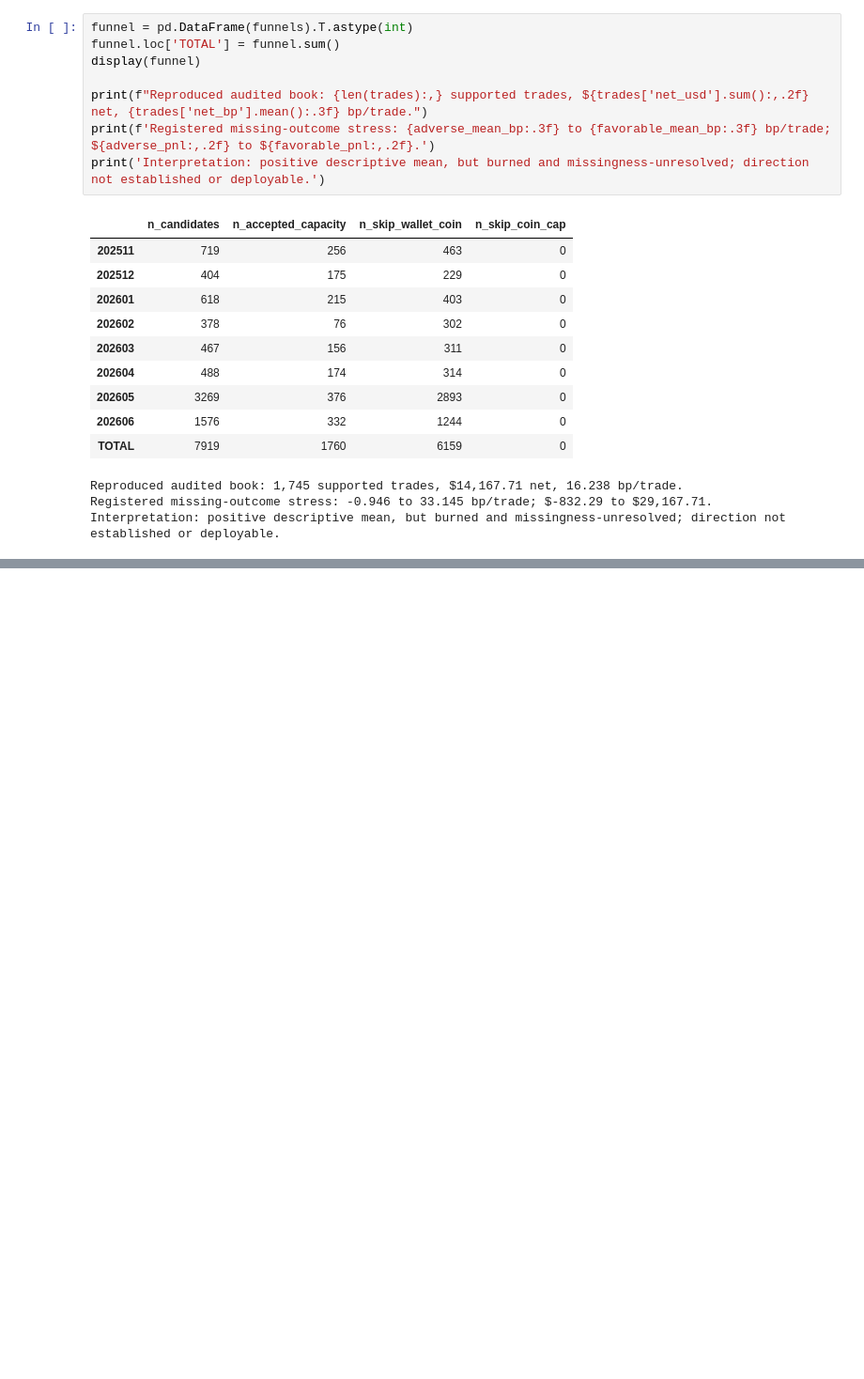
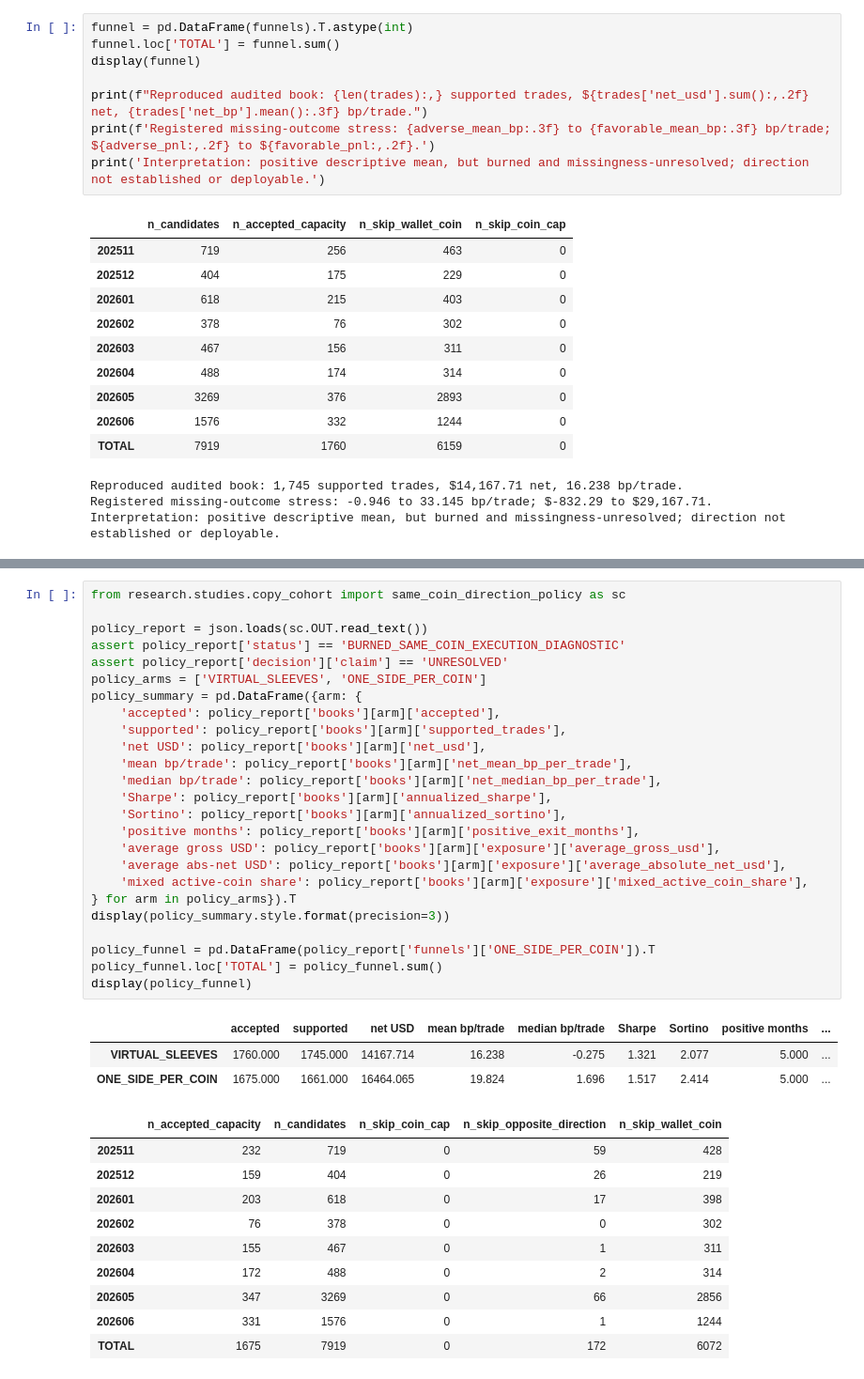
Before and after one commit to CWagamanEure/babylon, a Jupyter notebook: research/studies/copy_cohort/notebooks/pooled_wallet_efron_top30_backtest.ipynb, the cells around one changed output, grey strips where cells are left out. Shown at 94% size. Drawn from its saved outputs; the diff is of its cells as text; blank space fills up the shorter version.

```diff
--- a/research/studies/copy_cohort/notebooks/pooled_wallet_efron_top30_backtest.ipynb
+++ b/research/studies/copy_cohort/notebooks/pooled_wallet_efron_top30_backtest.ipynb
@@ -410,0 +415,39 @@ Interpretation: positive descriptive mean, but burned and missingness-unresolved
+# %%
+from research.studies.copy_cohort import same_coin_direction_policy as sc
+
+policy_report = json.loads(sc.OUT.read_text())
+assert policy_report['status'] == 'BURNED_SAME_COIN_EXECUTION_DIAGNOSTIC'
+assert policy_report['decision']['claim'] == 'UNRESOLVED'
+policy_arms = ['VIRTUAL_SLEEVES', 'ONE_SIDE_PER_COIN']
+policy_summary = pd.DataFrame({arm: {
+    'accepted': policy_report['books'][arm]['accepted'],
+    'supported': policy_report['books'][arm]['supported_trades'],
+    'net USD': policy_report['books'][arm]['net_usd'],
+    'mean bp/trade': policy_report['books'][arm]['net_mean_bp_per_trade'],
+    'median bp/trade': policy_report['books'][arm]['net_median_bp_per_trade'],
+    'Sharpe': policy_report['books'][arm]['annualized_sharpe'],
+    'Sortino': policy_report['books'][arm]['annualized_sortino'],
+    'positive months': policy_report['books'][arm]['positive_exit_months'],
+    'average gross USD': policy_report['books'][arm]['exposure']['average_gross_usd'],
+    'average abs-net USD': policy_report['books'][arm]['exposure']['average_absolute_net_usd'],
+    'mixed active-coin share': policy_report['books'][arm]['exposure']['mixed_active_coin_share'],
+} for arm in policy_arms}).T
+display(policy_summary.style.format(precision=3))
+
+policy_funnel = pd.DataFrame(policy_report['funnels']['ONE_SIDE_PER_COIN']).T
+policy_funnel.loc['TOTAL'] = policy_funnel.sum()
+display(policy_funnel)
+# %% [output]
+|  | accepted | supported | net USD | mean bp/trade | median bp/trade | Sharpe | Sortino | positive months | ... |
+| VIRTUAL_SLEEVES | 1760.000 | 1745.000 | 14167.714 | 16.238 | -0.275 | 1.321 | 2.077 | 5.000 | ... |
+| ONE_SIDE_PER_COIN | 1675.000 | 1661.000 | 16464.065 | 19.824 | 1.696 | 1.517 | 2.414 | 5.000 | ... |
+|  | n_accepted_capacity | n_candidates | n_skip_coin_cap | n_skip_opposite_direction | n_skip_wallet_coin |
+| 202511 | 232 | 719 | 0 | 59 | 428 |
+| 202512 | 159 | 404 | 0 | 26 | 219 |
+| 202601 | 203 | 618 | 0 | 17 | 398 |
+| 202602 | 76 | 378 | 0 | 0 | 302 |
+| 202603 | 155 | 467 | 0 | 1 | 311 |
+| 202604 | 172 | 488 | 0 | 2 | 314 |
+| 202605 | 347 | 3269 | 0 | 66 | 2856 |
+| 202606 | 331 | 1576 | 0 | 1 | 1244 |
+| TOTAL | 1675 | 7919 | 0 | 172 | 6072 |
```
Also changed, not shown: parts of 6 cells of this notebook, 12 other files.
